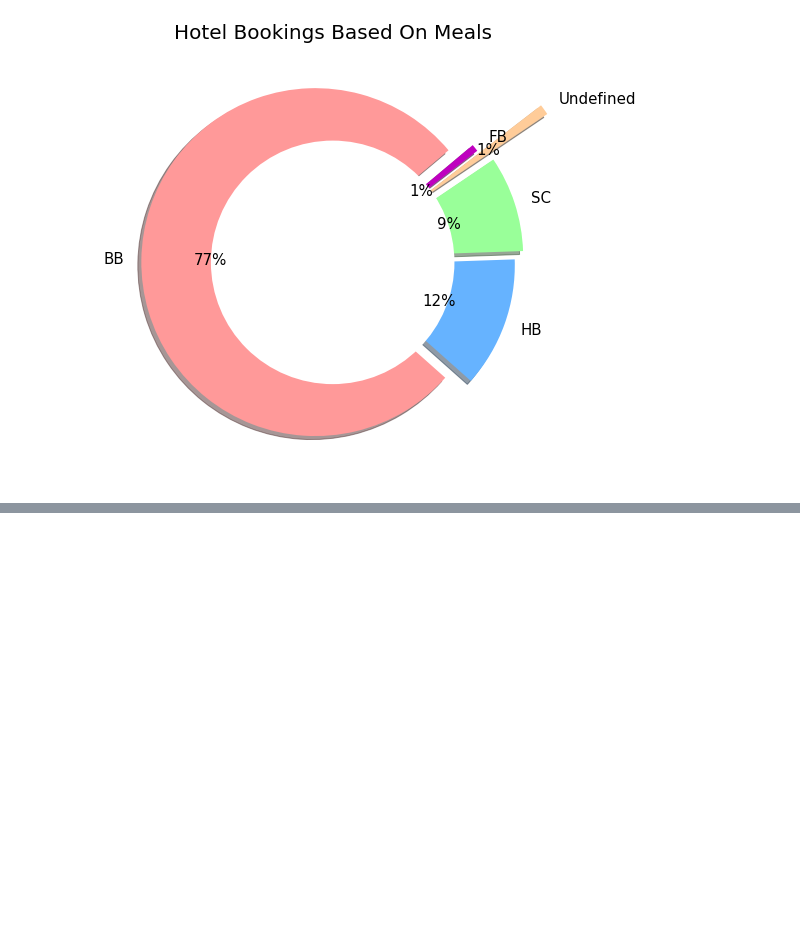
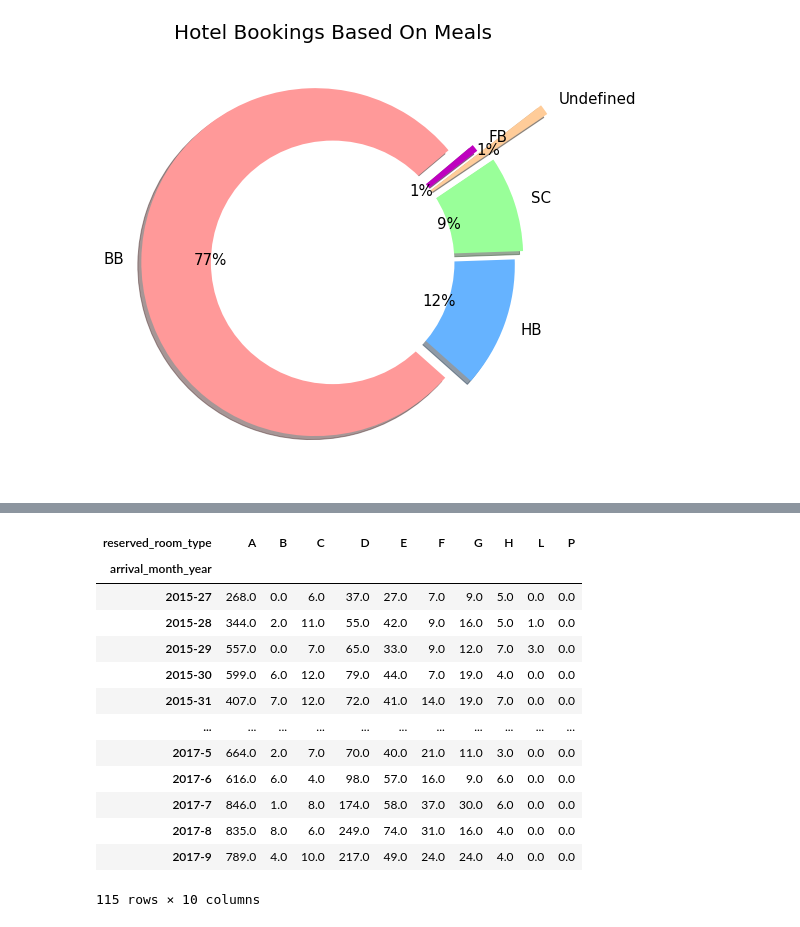
Before and after one commit to Nimisha-Nooti/hotel-data-analysis, a Jupyter notebook: Hotel_Booking_Analysis_Capstone_Project.ipynb, the cells around one changed output, grey strips where cells are left out. Drawn from its saved outputs; the diff is of its cells as text; code cells hidden in the pictures; blank space fills up the shorter version.

```diff
--- a/Hotel_Booking_Analysis_Capstone_Project.ipynb
+++ b/Hotel_Booking_Analysis_Capstone_Project.ipynb
@@ -181,0 +237,18 @@ Text(0.5, 1.0, 'Hotel Bookings Based On Meals')
+# %%
+reserved_room_type_df = new_hotel_df.groupby(['arrival_month_year'])['reserved_room_type'].value_counts().unstack().fillna(0)
+reserved_room_type_df
+# %% [output]
+| reserved_room_type | A | B | C | D | E | F | G | H | L | P |
+| arrival_month_year |  |  |  |  |  |  |  |  |  |  |
+| 2015-27 | 268.0 | 0.0 | 6.0 | 37.0 | 27.0 | 7.0 | 9.0 | 5.0 | 0.0 | 0.0 |
+| 2015-28 | 344.0 | 2.0 | 11.0 | 55.0 | 42.0 | 9.0 | 16.0 | 5.0 | 1.0 | 0.0 |
+| 2015-29 | 557.0 | 0.0 | 7.0 | 65.0 | 33.0 | 9.0 | 12.0 | 7.0 | 3.0 | 0.0 |
+| 2015-30 | 599.0 | 6.0 | 12.0 | 79.0 | 44.0 | 7.0 | 19.0 | 4.0 | 0.0 | 0.0 |
+| 2015-31 | 407.0 | 7.0 | 12.0 | 72.0 | 41.0 | 14.0 | 19.0 | 7.0 | 0.0 | 0.0 |
+| ... | ... | ... | ... | ... | ... | ... | ... | ... | ... | ... |
+| 2017-5 | 664.0 | 2.0 | 7.0 | 70.0 | 40.0 | 21.0 | 11.0 | 3.0 | 0.0 | 0.0 |
+| 2017-6 | 616.0 | 6.0 | 4.0 | 98.0 | 57.0 | 16.0 | 9.0 | 6.0 | 0.0 | 0.0 |
+| 2017-7 | 846.0 | 1.0 | 8.0 | 174.0 | 58.0 | 37.0 | 30.0 | 6.0 | 0.0 | 0.0 |
+| 2017-8 | 835.0 | 8.0 | 6.0 | 249.0 | 74.0 | 31.0 | 16.0 | 4.0 | 0.0 | 0.0 |
+| 2017-9 | 789.0 | 4.0 | 10.0 | 217.0 | 49.0 | 24.0 | 24.0 | 4.0 | 0.0 | 0.0 |
+115 rows × 10 columns
```
Also changed, not shown: parts of 19 cells of this notebook.
